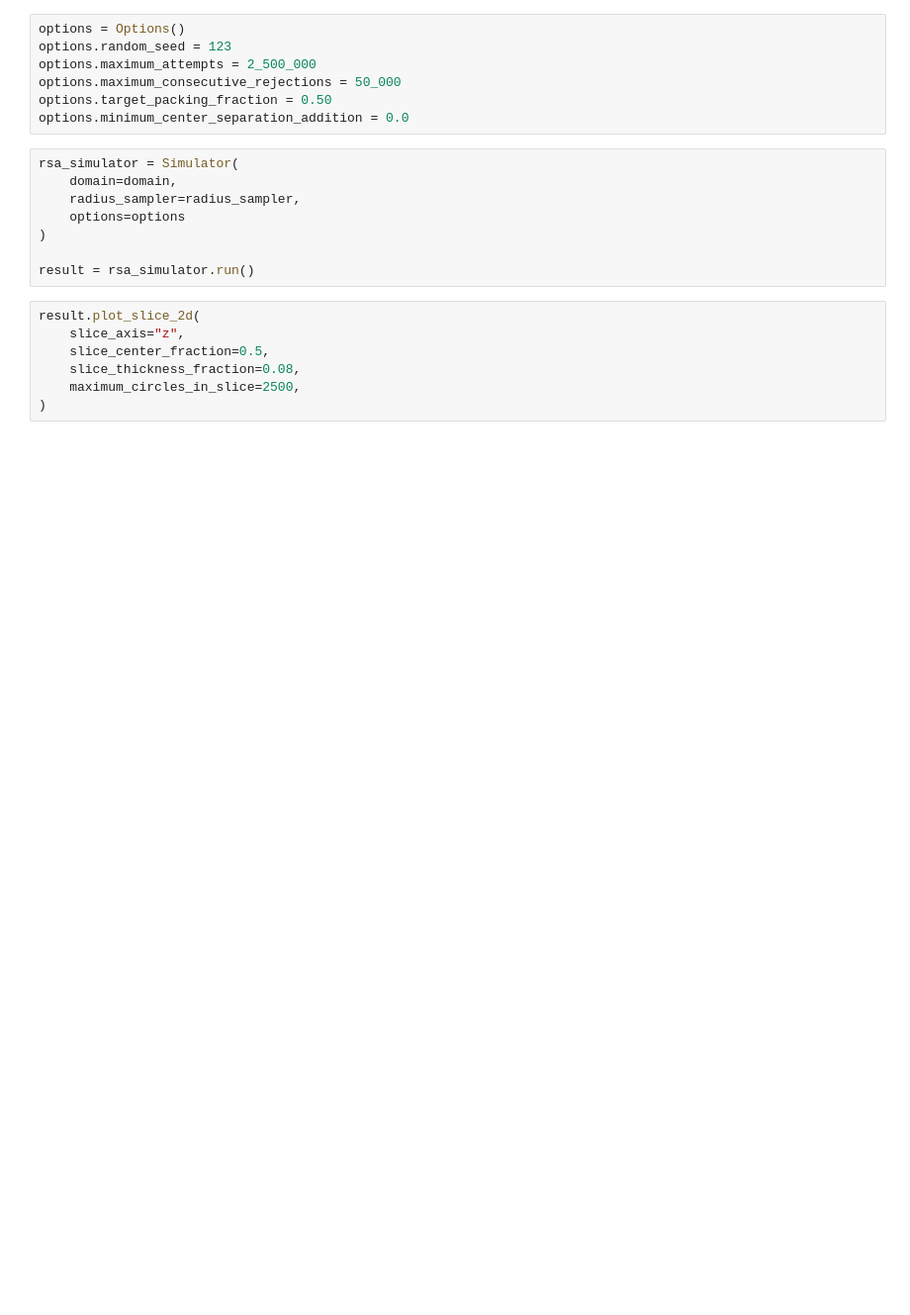
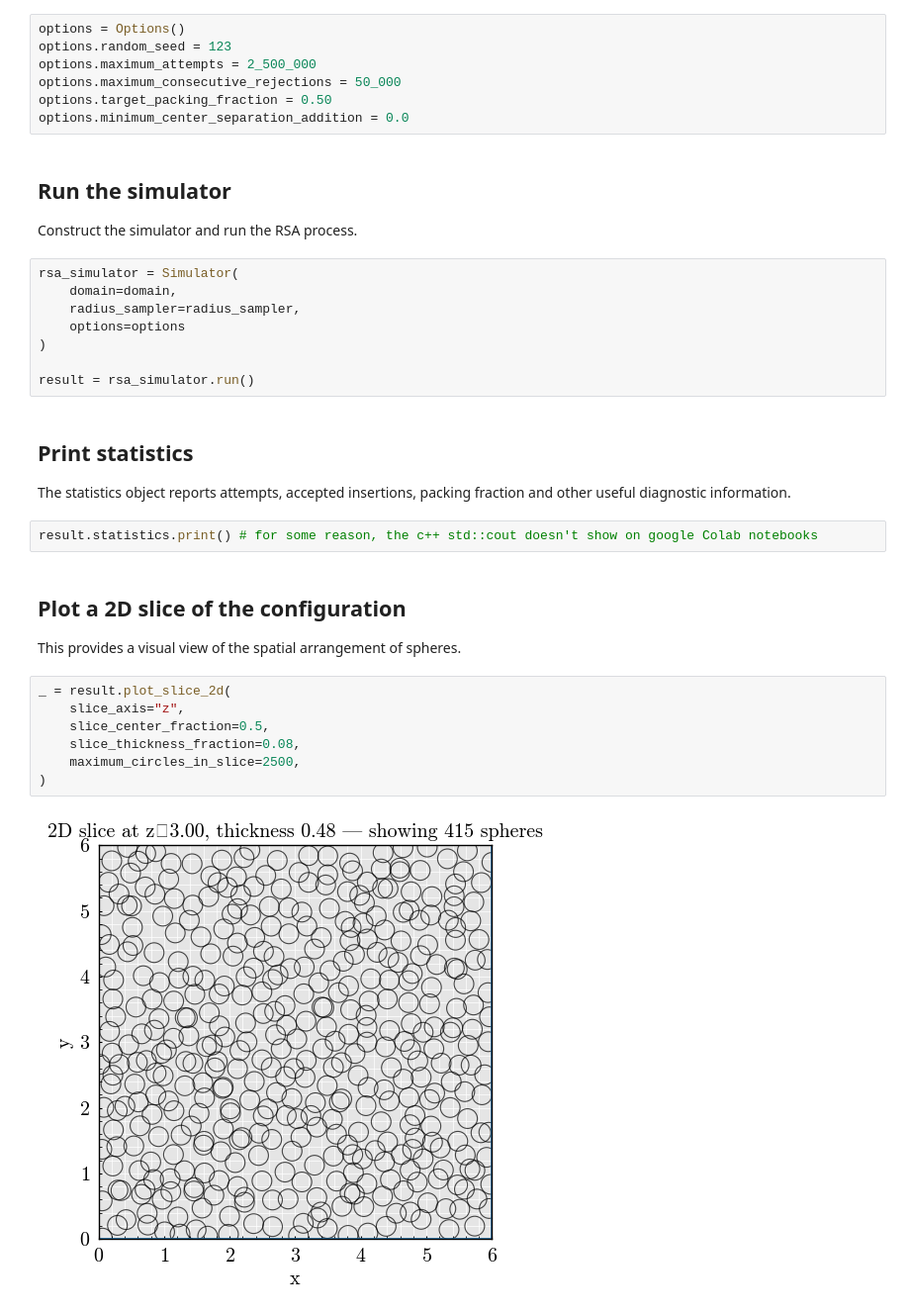
Before and after one commit to MartinPdeS/PackLab, a Jupyter notebook: notebook.ipynb, the cells around one changed output. Shown at 99% size. Drawn from its saved outputs; the diff is of its cells as text; blank space fills up the shorter version.

```diff
--- a/notebook.ipynb
+++ b/notebook.ipynb
@@ -32,6 +43,10 @@ options.maximum_attempts = 2_500_000
 options.maximum_consecutive_rejections = 50_000
 options.target_packing_fraction = 0.50
 options.minimum_center_separation_addition = 0.0
+# %% [markdown]
+Run the simulator
+-----------------
+Construct the simulator and run the RSA process.
 # %%
 rsa_simulator = Simulator(
     domain=domain,
@@ -40,10 +55,23 @@ rsa_simulator = Simulator(
 )
 
 result = rsa_simulator.run()
+# %% [markdown]
+Print statistics
+----------------
+The statistics object reports attempts, accepted insertions,
+packing fraction and other useful diagnostic information.
+# %%
+result.statistics.print() # for some reason, the c++ std::cout doesn't show on google Colab notebooks
+# %% [markdown]
+Plot a 2D slice of the configuration
+------------------------------------
+This provides a visual view of the spatial arrangement of spheres.
 # %%
-result.plot_slice_2d(
+_ = result.plot_slice_2d(
     slice_axis="z",
     slice_center_fraction=0.5,
     slice_thickness_fraction=0.08,
     maximum_circles_in_slice=2500,
 )
+# %% [output]
+[figure, added]
```
Also changed, not shown: parts of 6 cells of this notebook.
